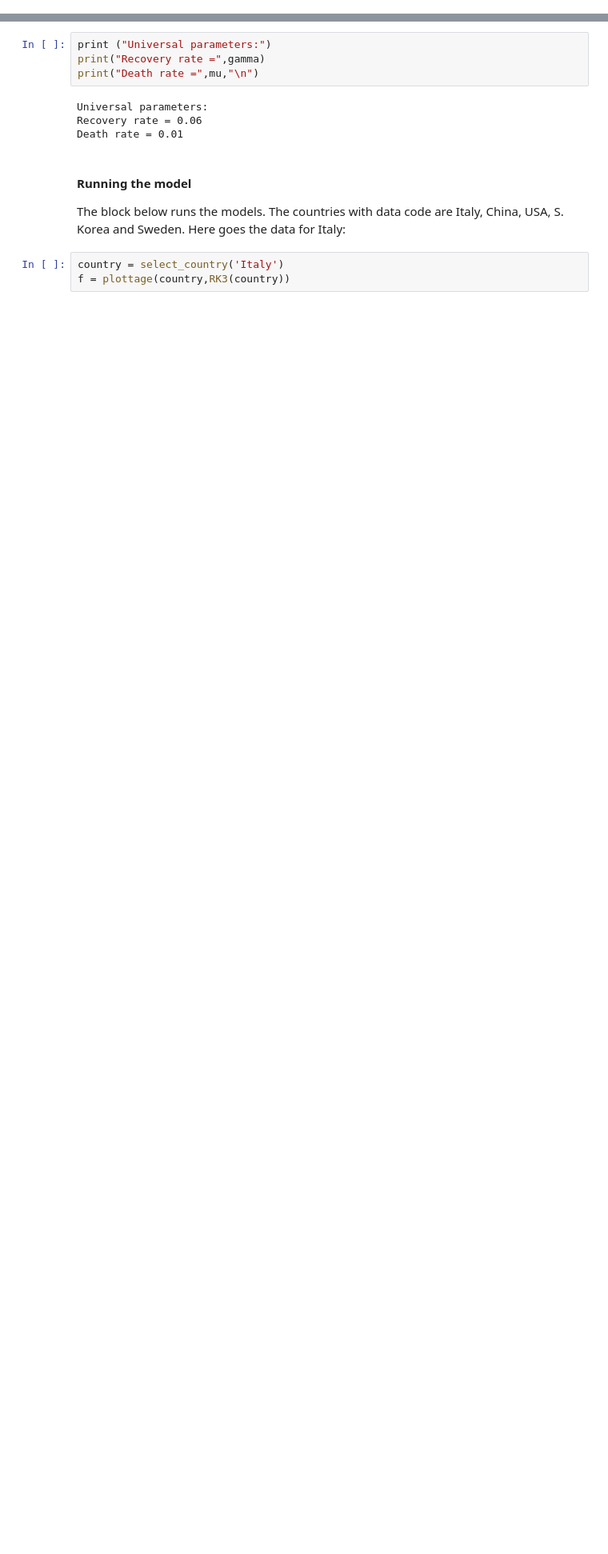
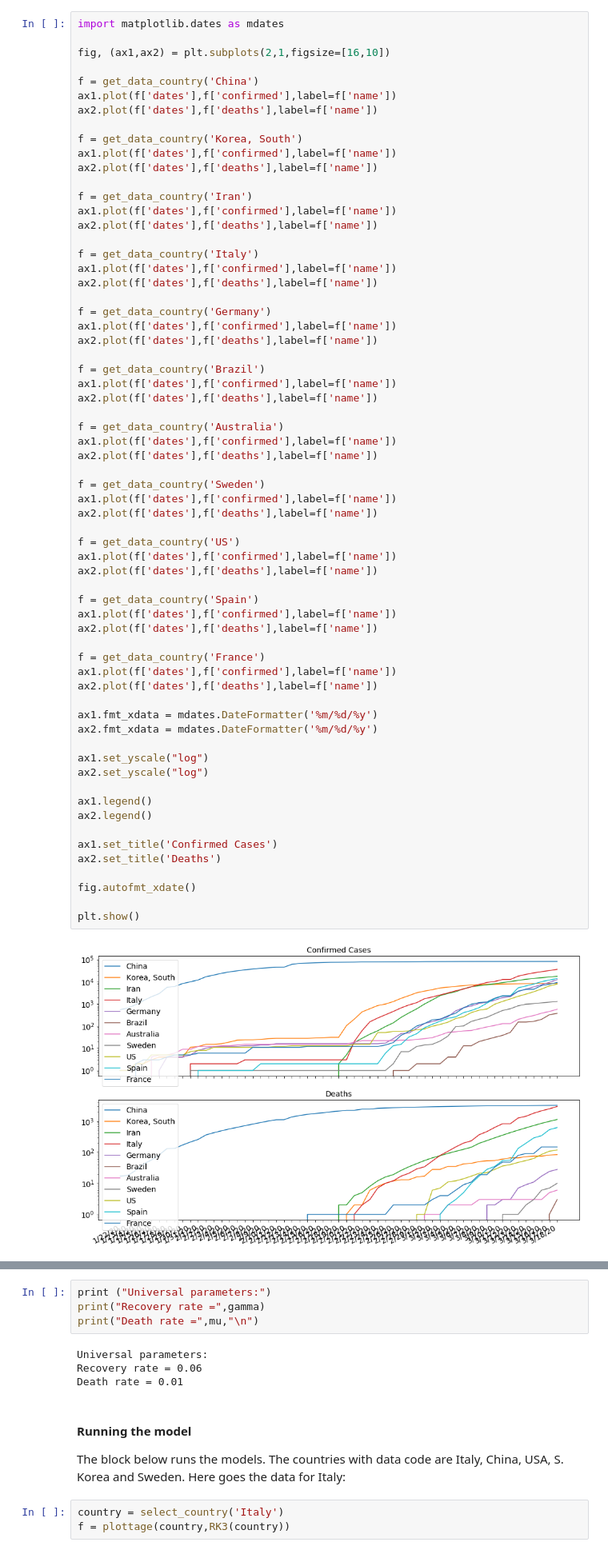
Before and after one commit to wlyra/covid19, a Jupyter notebook: covid19.ipynb, the cells around one changed output, grey strips where cells are left out. Shown at 80% size. Saved outputs shown, nothing was run; the diff lists cells and outputs as text; blank space fills up the shorter version.

Commit message:
plot confirmed and deads by country

```diff
--- a/covid19.ipynb
+++ b/covid19.ipynb
@@ -119,3 +198,69 @@ plt.rc('figure', titlesize=BIGGER_SIZE) # fontsize of the figure title
+# %%
+import matplotlib.dates as mdates
+
+fig, (ax1,ax2) = plt.subplots(2,1,figsize=[16,10])
+
+f = get_data_country('China')
+ax1.plot(f['dates'],f['confirmed'],label=f['name'])
+ax2.plot(f['dates'],f['deaths'],label=f['name'])
+
+f = get_data_country('Korea, South')
+ax1.plot(f['dates'],f['confirmed'],label=f['name'])
+ax2.plot(f['dates'],f['deaths'],label=f['name'])
+
+f = get_data_country('Iran')
+ax1.plot(f['dates'],f['confirmed'],label=f['name'])
+ax2.plot(f['dates'],f['deaths'],label=f['name'])
+
+f = get_data_country('Italy')
+ax1.plot(f['dates'],f['confirmed'],label=f['name'])
+ax2.plot(f['dates'],f['deaths'],label=f['name'])
+
+f = get_data_country('Germany')
+ax1.plot(f['dates'],f['confirmed'],label=f['name'])
+ax2.plot(f['dates'],f['deaths'],label=f['name'])
+
+f = get_data_country('Brazil')
+ax1.plot(f['dates'],f['confirmed'],label=f['name'])
+ax2.plot(f['dates'],f['deaths'],label=f['name'])
+
+f = get_data_country('Australia')
+ax1.plot(f['dates'],f['confirmed'],label=f['name'])
+ax2.plot(f['dates'],f['deaths'],label=f['name'])
+
+f = get_data_country('Sweden')
+ax1.plot(f['dates'],f['confirmed'],label=f['name'])
+ax2.plot(f['dates'],f['deaths'],label=f['name'])
+
+f = get_data_country('US')
+ax1.plot(f['dates'],f['confirmed'],label=f['name'])
+ax2.plot(f['dates'],f['deaths'],label=f['name'])
+
+f = get_data_country('Spain')
+ax1.plot(f['dates'],f['confirmed'],label=f['name'])
+ax2.plot(f['dates'],f['deaths'],label=f['name'])
+
+f = get_data_country('France')
+ax1.plot(f['dates'],f['confirmed'],label=f['name'])
+ax2.plot(f['dates'],f['deaths'],label=f['name'])
+
+ax1.fmt_xdata = mdates.DateFormatter('%m/%d/%y')
+ax2.fmt_xdata = mdates.DateFormatter('%m/%d/%y')
+
+ax1.set_yscale("log")
+ax2.set_yscale("log")
+
+ax1.legend()
+ax2.legend()
+
+ax1.set_title('Confirmed Cases')
+ax2.set_title('Deaths')
+
+fig.autofmt_xdate()
+
+plt.show()
+# %% [output]
+[figure, added]
 # %% [markdown]
 ### Death rate
 
```
Also changed, not shown: parts of 6 cells of this notebook.
